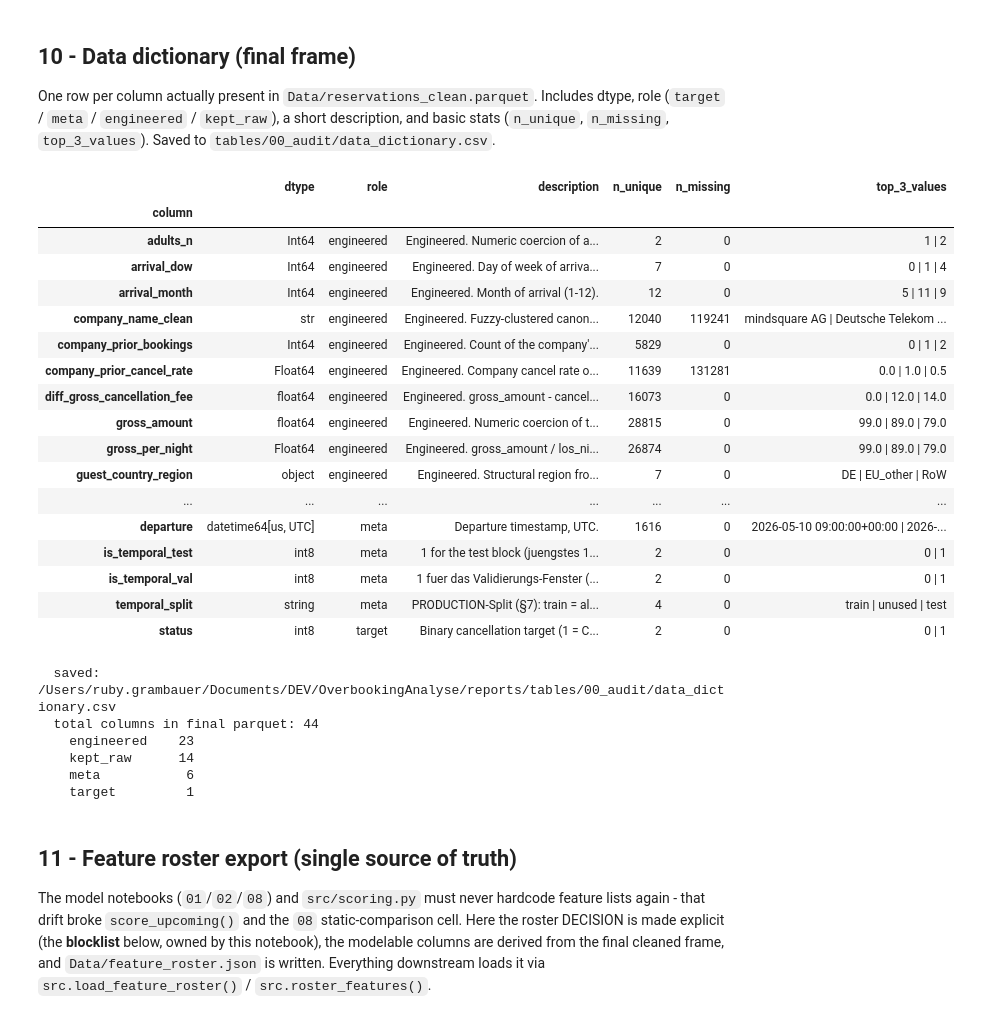
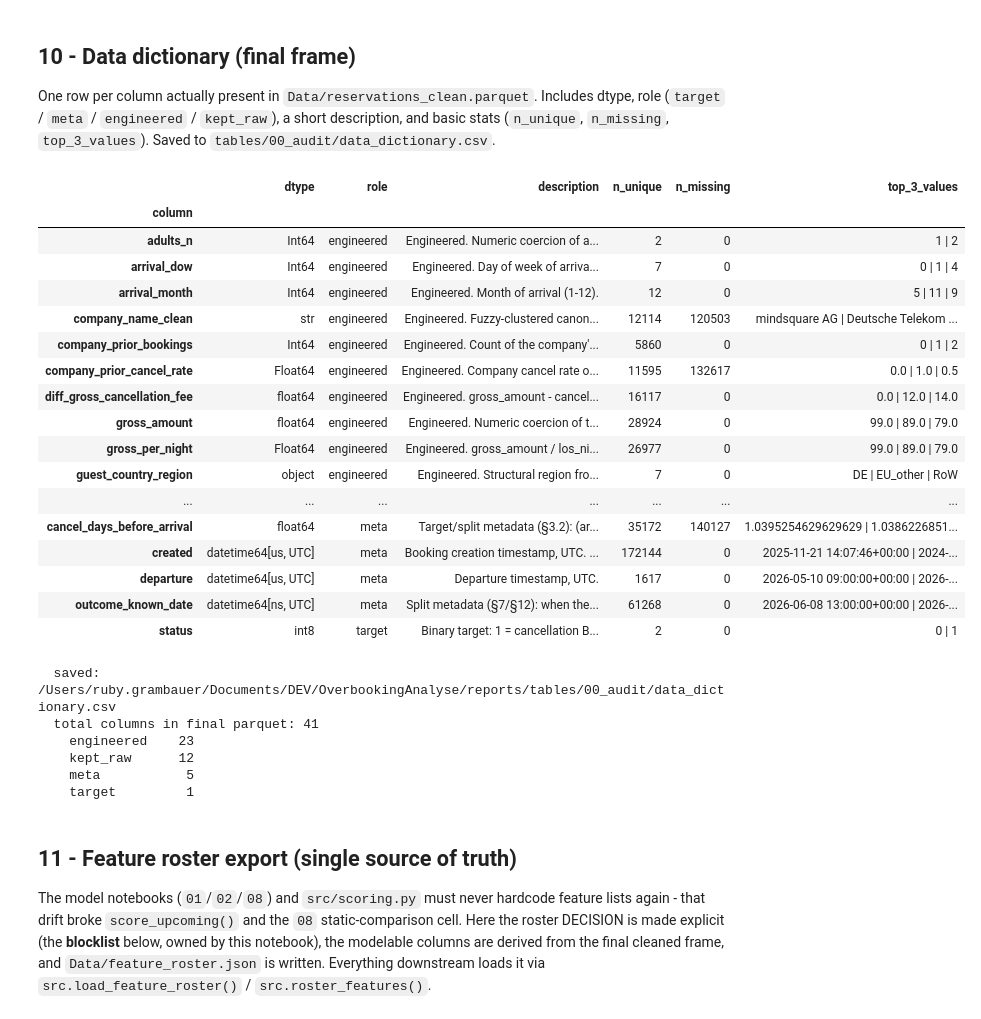
Before and after one commit to StayeryHQ/overbookinganalyses, a Jupyter notebook: notebooks/00_data_audit.ipynb, the cells around one changed output. Drawn from its saved outputs; the diff is of its cells as text; code cells hidden in the pictures.

```diff
--- a/notebooks/00_data_audit.ipynb
+++ b/notebooks/00_data_audit.ipynb
@@ -1846,7 +1853,7 @@ Sanity-check the cleaned frame. These assertions MUST pass for the modelling not
 # %%
 qc_failures = []
 
-TARGET_STATUSES = {"Canceled", "CheckedOut", "InHouse"}
+TARGET_STATUSES = {"Canceled", "CheckedOut", "InHouse", "NoShow"}
 bad_status = df[~df["status"].isin(TARGET_STATUSES)]
 if len(bad_status):
     qc_failures.append(f"{len(bad_status)} rows in non-target status")
@@ -1878,11 +1885,16 @@ if qc_failures:
 print(f"  all QC checks passed. final: {len(df):,} rows x {df.shape[1]} cols")
 prev = snap("4.5 QC passed", df, prev=prev)
 
-# --- Binary target encoding (Canceled=1, CheckedOut/InHouse=0) ---------
-STATUS_MAP = {"Canceled": 1, "CheckedOut": 0, "InHouse": 0}
-unmapped = set(df["status"].unique()) - set(STATUS_MAP)
-assert not unmapped, f"unmapped statuses present: {unmapped}"
-df["status"] = df["status"].map(STATUS_MAP).astype("int8")
-print(f"  status encoded as int8 (1=Canceled, 0=CheckedOut/InHouse). "
-      f"positive share: {df['status'].mean():.2%}")
+# --- Binary target encoding: 1 = cancel BEFORE arrival ---------------------
+# Positive = Canceled AND logged while the stay was still upcoming
+# (cancel_days_before_arrival > 0, from §3.2). CheckedOut, InHouse, NoShow and
+# on/after-arrival cancels are negatives (no future night freed). This MATCHES
+# the hazard model's event definition (08) -> static and survival share one estimand.
+cdba = pd.to_numeric(df["cancel_days_before_arrival"], errors="coerce")
+is_pre_arrival_cancel = df["status"].eq("Canceled") & cdba.gt(0)
+n_noshow = int(df["status"].eq("NoShow").sum())
+n_post   = int((df["status"].eq("Canceled") & ~cdba.gt(0)).sum())
+df["status"] = is_pre_arrival_cancel.astype("int8")
+print(f"  status encoded int8 (1 = cancel-before-arrival). positive share: {df['status'].mean():.2%}")
+print(f"  negatives include {n_noshow:,} no-shows and {n_post:,} on/after-arrival cancels.")
 # %% [output]
@@ -2100,8 +2059,6 @@ ENGINEERED = {
     # company history
     "has_company", "is_repeat_company",
     "company_prior_bookings", "company_prior_cancel_rate",
-    # modelling split
-    "is_temporal_test", "is_temporal_val", "temporal_split",
 }
 # These were engineered earlier in the pipeline but then dropped (e.g. is_nonref
 # in §3.7 because it is collinear with `ratePlan_type == 'nonref'`). We still
@@ -2242,10 +2196,9 @@ basic stats (`n_unique`, `n_missing`, `top_3_values`). Saved to `tables/00_audit
 # %%
 COLUMN_DESCRIPTIONS: dict[str, str] = {
     # target / meta
-    "status":            "Binary cancellation target (1 = Canceled, 0 = CheckedOut/InHouse). Encoded in §4.5.",
-    "is_temporal_test":  "1 for the test block (juengstes 14-Tage-Production-Anreisefenster, aktiv@S_test).",
-    "is_temporal_val":   "1 fuer das Validierungs-Fenster (ein Production-Schritt vor test); threshold/HP tuning.",
-    "temporal_split":    "PRODUCTION-Split (§7): train = alle bis S_val resolved (Long-Lead inkl.); val/test = aktiv@S, Anreise in naechsten 14 Tagen.",
+    "status":            "Binary target: 1 = cancellation BEFORE arrival (Canceled & cancel_days_before_arrival>0); else 0 (CheckedOut/InHouse/NoShow/on-after-arrival cancel). Encoded in §4.5.",
+    "cancel_days_before_arrival": "Target/split metadata (§3.2): (arrival - cancellationTime) in days; >0 = pre-arrival cancel. Never a feature.",
+    "outcome_known_date": "Split metadata (§7/§12): when the label became known (cancellationTime if pre-arrival cancel, else arrival). Drives the walk-forward folds.",
     # raw timestamps
     "arrival":           "Arrival timestamp, UTC.",
     "departure":         "Departure timestamp, UTC.",
@@ -2290,7 +2243,7 @@ COLUMN_DESCRIPTIONS: dict[str, str] = {
 }
 
 TARGET_COLS = {"status"}
-META_COLS   = {"is_temporal_test", "is_temporal_val", "temporal_split",
+META_COLS   = {"cancel_days_before_arrival", "outcome_known_date",
                "arrival", "departure", "created", "blockId", "groupName"}
 
 def _classify(col: str) -> str:
@@ -2305,51 +2258,51 @@ for col in df.columns:
     nonna = s.dropna()
     top3 = (nonna.astype("string").value_counts().head(3).index.tolist()
             if not nonna.empty else [])
     rows.append({
         "column":       col,
         "dtype":        str(s.dtype),
         "role":         _classify(col),
         "description":  COLUMN_DESCRIPTIONS.get(col, "(no description)"),
         "n_unique":     int(nonna.nunique()) if not nonna.empty else 0,
         "n_missing":    int(s.isna().sum()),
         "top_3_values": " | ".join(map(str, top3)) if top3 else "",
     })
 
 data_dict = (pd.DataFrame(rows)
                .sort_values(["role", "column"])
                .set_index("column"))
 
 with pd.option_context("display.max_rows", None, "display.max_colwidth", None):
     display(data_dict)
 data_dict.to_csv(TBL_DIR / "data_dictionary.csv")
 print(f"\n  saved: {TBL_DIR / 'data_dictionary.csv'}")
 print(f"  total columns in final parquet: {len(data_dict):,}")
 for role, n in data_dict["role"].value_counts().items():
     print(f"    {role:<12s} {n:>3}")
 # %% [output]
 |  | dtype | role | description | n_unique | n_missing | top_3_values |
 | column |  |  |  |  |  |  |
 | adults_n | Int64 | engineered | Engineered. Numeric coercion of a... | 2 | 0 | 1 | 2 |
 | arrival_dow | Int64 | engineered | Engineered. Day of week of arriva... | 7 | 0 | 0 | 1 | 4 |
 | arrival_month | Int64 | engineered | Engineered. Month of arrival (1-12). | 12 | 0 | 5 | 11 | 9 |
-| company_name_clean | str | engineered | Engineered. Fuzzy-clustered canon... | 12040 | 119241 | mindsquare AG | Deutsche Telekom ... |
-| company_prior_bookings | Int64 | engineered | Engineered. Count of the company'... | 5829 | 0 | 0 | 1 | 2 |
-| company_prior_cancel_rate | Float64 | engineered | Engineered. Company cancel rate o... | 11639 | 131281 | 0.0 | 1.0 | 0.5 |
-| diff_gross_cancellation_fee | float64 | engineered | Engineered. gross_amount - cancel... | 16073 | 0 | 0.0 | 12.0 | 14.0 |
-| gross_amount | float64 | engineered | Engineered. Numeric coercion of t... | 28815 | 0 | 99.0 | 89.0 | 79.0 |
-| gross_per_night | Float64 | engineered | Engineered. gross_amount / los_ni... | 26874 | 0 | 99.0 | 89.0 | 79.0 |
+| company_name_clean | str | engineered | Engineered. Fuzzy-clustered canon... | 12114 | 120503 | mindsquare AG | Deutsche Telekom ... |
+| company_prior_bookings | Int64 | engineered | Engineered. Count of the company'... | 5860 | 0 | 0 | 1 | 2 |
+| company_prior_cancel_rate | Float64 | engineered | Engineered. Company cancel rate o... | 11595 | 132617 | 0.0 | 1.0 | 0.5 |
+| diff_gross_cancellation_fee | float64 | engineered | Engineered. gross_amount - cancel... | 16117 | 0 | 0.0 | 12.0 | 14.0 |
+| gross_amount | float64 | engineered | Engineered. Numeric coercion of t... | 28924 | 0 | 99.0 | 89.0 | 79.0 |
+| gross_per_night | Float64 | engineered | Engineered. gross_amount / los_ni... | 26977 | 0 | 99.0 | 89.0 | 79.0 |
 | guest_country_region | object | engineered | Engineered. Structural region fro... | 7 | 0 | DE | EU_other | RoW |
 | ... | ... | ... | ... | ... | ... | ... |
-| departure | datetime64[us, UTC] | meta | Departure timestamp, UTC. | 1616 | 0 | 2026-05-10 09:00:00+00:00 | 2026-... |
-| is_temporal_test | int8 | meta | 1 for the test block (juengstes 1... | 2 | 0 | 0 | 1 |
-| is_temporal_val | int8 | meta | 1 fuer das Validierungs-Fenster (... | 2 | 0 | 0 | 1 |
-| temporal_split | string | meta | PRODUCTION-Split (§7): train = al... | 4 | 0 | train | unused | test |
-| status | int8 | target | Binary cancellation target (1 = C... | 2 | 0 | 0 | 1 |
+| cancel_days_before_arrival | float64 | meta | Target/split metadata (§3.2): (ar... | 35172 | 140127 | 1.0395254629629629 | 1.0386226851... |
+| created | datetime64[us, UTC] | meta | Booking creation timestamp, UTC. ... | 172144 | 0 | 2025-11-21 14:07:46+00:00 | 2024-... |
+| departure | datetime64[us, UTC] | meta | Departure timestamp, UTC. | 1617 | 0 | 2026-05-10 09:00:00+00:00 | 2026-... |
+| outcome_known_date | datetime64[ns, UTC] | meta | Split metadata (§7/§12): when the... | 61268 | 0 | 2026-06-08 13:00:00+00:00 | 2026-... |
+| status | int8 | target | Binary target: 1 = cancellation B... | 2 | 0 | 0 | 1 |
   saved: /Users/ruby.grambauer/Documents/DEV/OverbookingAnalyse/reports/tables/00_audit/data_dictionary.csv
-  total columns in final parquet: 44
+  total columns in final parquet: 41
     engineered    23
-    kept_raw      14
-    meta           6
+    kept_raw      12
+    meta           5
     target         1
 # %% [markdown]
 ## 11 - Feature roster export (single source of truth)
```
Also changed, not shown: parts of 59 cells of this notebook, 1 other file.
